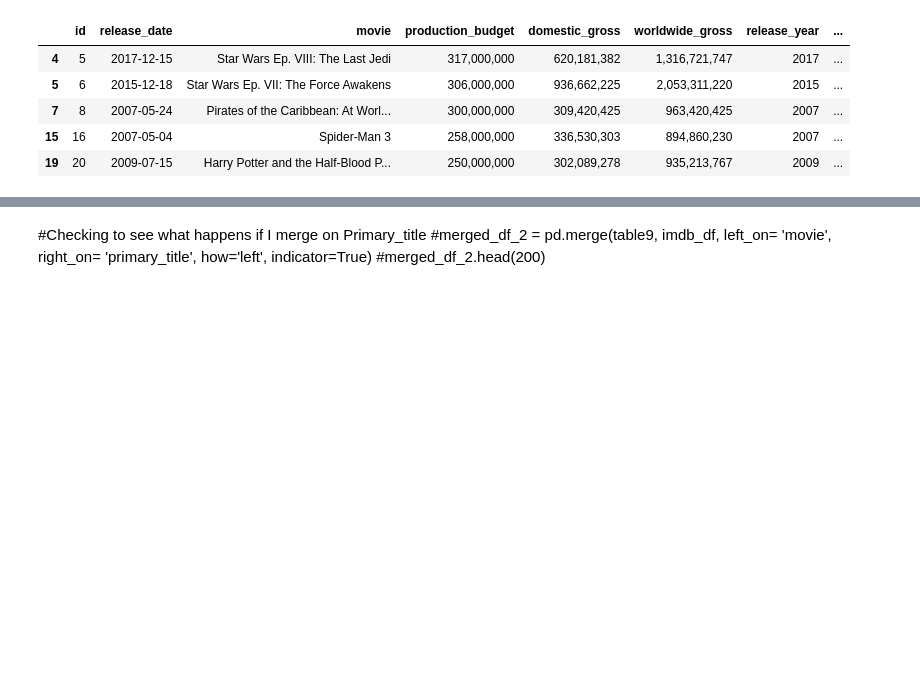
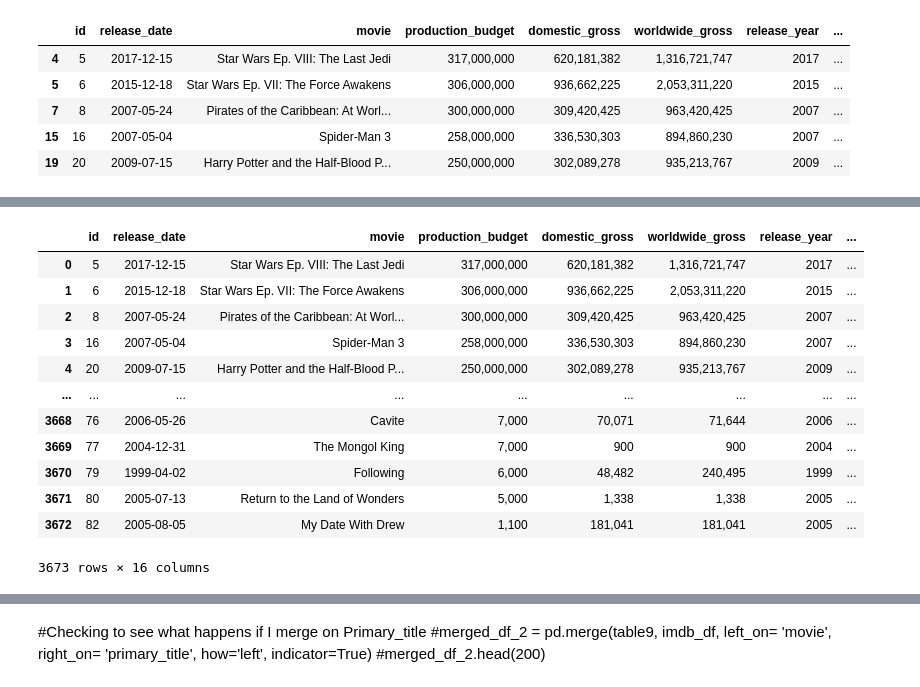
Before and after one commit to jxn628/dsc-phase-1-project, a Jupyter notebook: student.ipynb, the cells around one changed output, grey strips where cells are left out. Drawn from its saved outputs; the diff is of its cells as text; code cells hidden in the pictures; blank space fills up the shorter version.

```diff
--- a/student.ipynb
+++ b/student.ipynb
@@ -1033,0 +988,3 @@ project_df
+# %%
+merged_with_primary = merged_with_primary.drop(merged_with_primary.columns[9:16], axis = 1)
+merged_with_primary.head(10)
@@ -1033,0 +1023,3 @@ project_df
+# %%
+merged_with_primary = merged_with_primary.drop(merged_with_primary.columns[9], axis = 1)
+merged_with_primary.head()
@@ -1033,0 +1050,16 @@ project_df
+# %%
+merged_with_primary
+# %% [output]
+|  | id | release_date | movie | production_budget | domestic_gross | worldwide_gross | release_year | ... |
+| 0 | 5 | 2017-12-15 | Star Wars Ep. VIII: The Last Jedi | 317,000,000 | 620,181,382 | 1,316,721,747 | 2017 | ... |
+| 1 | 6 | 2015-12-18 | Star Wars Ep. VII: The Force Awakens | 306,000,000 | 936,662,225 | 2,053,311,220 | 2015 | ... |
+| 2 | 8 | 2007-05-24 | Pirates of the Caribbean: At Worl... | 300,000,000 | 309,420,425 | 963,420,425 | 2007 | ... |
+| 3 | 16 | 2007-05-04 | Spider-Man 3 | 258,000,000 | 336,530,303 | 894,860,230 | 2007 | ... |
+| 4 | 20 | 2009-07-15 | Harry Potter and the Half-Blood P... | 250,000,000 | 302,089,278 | 935,213,767 | 2009 | ... |
+| ... | ... | ... | ... | ... | ... | ... | ... | ... |
+| 3668 | 76 | 2006-05-26 | Cavite | 7,000 | 70,071 | 71,644 | 2006 | ... |
+| 3669 | 77 | 2004-12-31 | The Mongol King | 7,000 | 900 | 900 | 2004 | ... |
+| 3670 | 79 | 1999-04-02 | Following | 6,000 | 48,482 | 240,495 | 1999 | ... |
+| 3671 | 80 | 2005-07-13 | Return to the Land of Wonders | 5,000 | 1,338 | 1,338 | 2005 | ... |
+| 3672 | 82 | 2005-08-05 | My Date With Drew | 1,100 | 181,041 | 181,041 | 2005 | ... |
+3673 rows × 16 columns
```
Also changed, not shown: parts of 39 cells of this notebook.
